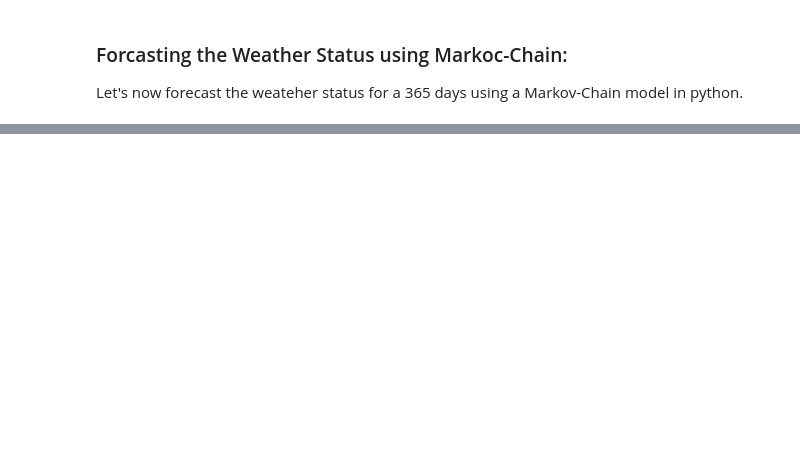
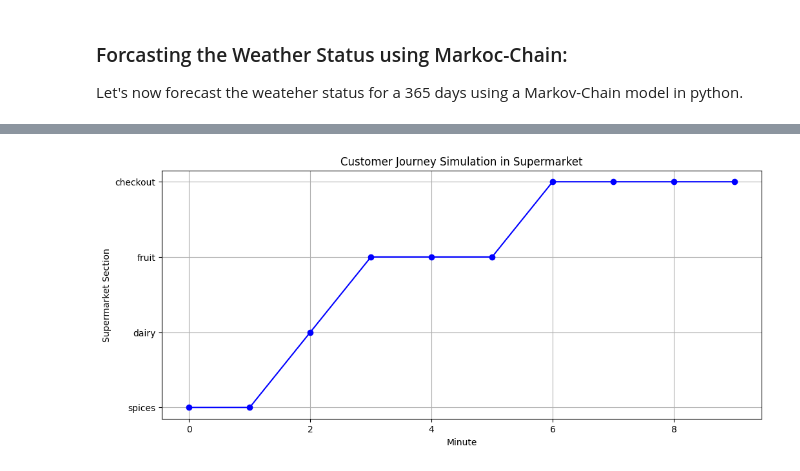
Before and after one commit to SenhadjiMSaid/ModSim-Labs, a Jupyter notebook: ModSim_Lab6/ModSim_Lab6.ipynb, the cells around one changed output, grey strips where cells are left out. Drawn from its saved outputs; the diff is of its cells as text; code cells hidden in the pictures; blank space fills up the shorter version.

```diff
--- a/ModSim_Lab6/ModSim_Lab6.ipynb
+++ b/ModSim_Lab6/ModSim_Lab6.ipynb
@@ -264,0 +390,28 @@ Simulate the behavior of customers in a supermarket using the Markov chain model
+# %%
+#your solution
+import numpy as np
+import random as rm
+import matplotlib.pyplot as plt
+
+states = ['entrance', 'drinks', 'dairy', 'fruit', 'spices', 'checkout']
+
+transitionName = [
+    ['EE', 'ED', 'EDA', 'EF', 'ES', 'EC'],
+    ['DE', 'DD', 'DDA', 'DF', 'DS', 'DC'],
+    ['DAE', 'DAD', 'DADAI', 'DAF', 'DAS', 'DAC'],
+    ['FE', 'FD', 'FDA', 'FF', 'FS', 'FC'],
+    ['SE', 'SD', 'SDA', 'SF', 'SS', 'SC'],
+    ['CE', 'CD', 'CDA', 'CF', 'CS', 'CC']
+]
+
+transitionMatrix = np.array([
+    [0.0, 0.10, 0.13, 0.31, 0.46, 0.0],
+    [0.0, 0.60, 0.01, 0.09, 0.09, 0.21],
+    [0.0, 0.06, 0.74, 0.05, 0.05, 0.10],
+    [0.0, 0.05, 0.10, 0.60, 0.05, 0.20],
+    [0.0, 0.16, 0.20, 0.09, 0.40, 0.15],
+    [0.0, 0.00, 0.00, 0.00, 0.00, 1.00]
+])
+# %%
+for i in range(len(states)):
+    assert np.isclose(transitionMatrix[i, :].sum(), 1)
@@ -264,0 +476,11 @@ Simulate the behavior of customers in a supermarket using the Markov chain model
+# %%
+# Plotting
+plt.figure(figsize=(12,5))
+plt.plot(customerStates, marker='o', linestyle='-', color='blue')
+plt.xlabel('Minute')
+plt.ylabel('Supermarket Section')
+plt.title('Customer Journey Simulation in Supermarket')
+plt.grid(True)
+plt.show()
+# %% [output]
+[figure, added]
```
Also changed, not shown: parts of 18 cells of this notebook.
